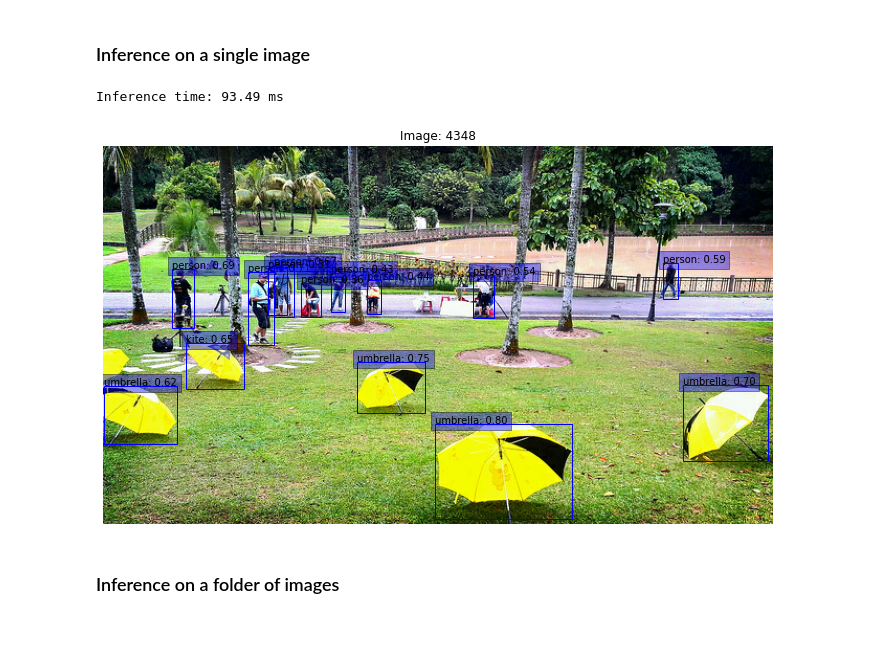
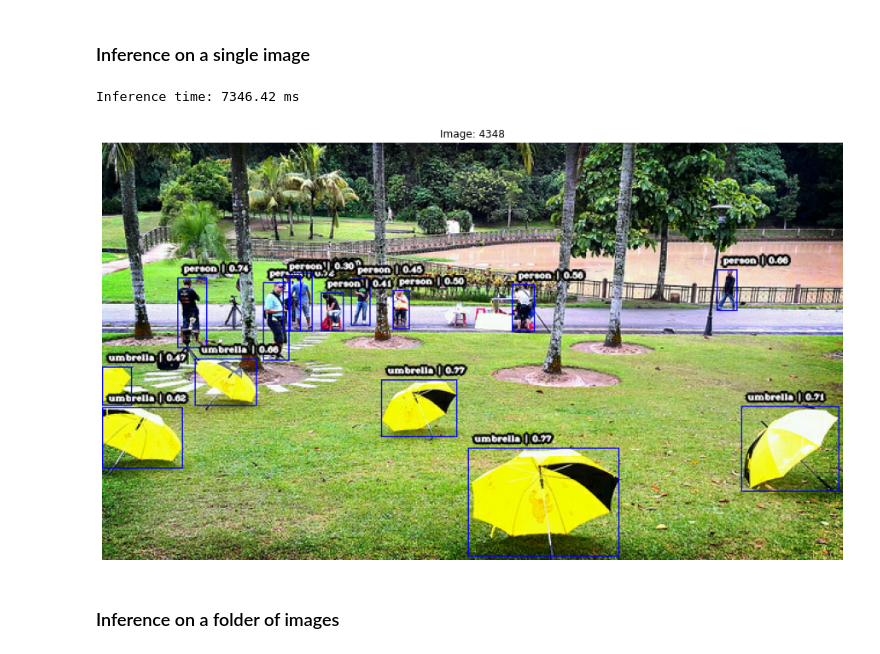
Before and after one commit to srihari-humbarwadi/retinanet-tensorflow2.x, a Jupyter notebook: notebooks/inference_demo.ipynb, the cells around one changed output. Drawn from its saved outputs; the diff is of its cells as text; code cells hidden in the pictures.

```diff
--- a/notebooks/inference_demo.ipynb
+++ b/notebooks/inference_demo.ipynb
@@ -43,7 +47,7 @@ with open('../coco_label_map.json', 'r') as f:
 # %%
 # Load `saved_model`
 model = tf.saved_model.load(
-    '../model_files/saved_models/mscoco-retinanet-resnet50-640x640-3x-256/')
+    '../model_files/saved_models/mscoco-retinanet-resnet50-640x640-30x-64/')
 
 
 prepare_image_fn = model.signatures['prepare_image']  # get concrete function for preprocessing images
@@ -62,34 +66,36 @@ Found 5000 images in ../val2017
 # %%
 idx = 4348
 image = read_image(image_paths[idx])
 serving_input = prepare_image_fn(image=image,
                                  image_id=tf.constant([idx], dtype=tf.int32))
 tik = time()
 detections = serving_fn(**serving_input)
 toc = time()
 
 valid_detections = detections['valid_detections'][0].numpy()
 boxes = detections['boxes'][0][:valid_detections].numpy()
 classes = [
     label_map[str(idx)]
     for idx in detections['classes'][0][:valid_detections].numpy()
 ]
 scores = detections['scores'][0][:valid_detections].numpy()
 
 #  Visualize detections
-visualize_detections(image,
-                     boxes,
-                     classes,
-                     scores,
-                     title='Image: {}'.format(idx),
-                     score_threshold=0.30,
-                     save=False,
-                     filename='image_{}.png'.format(idx))
+imshow(
+    visualize_detections_cv2(image,
+                         boxes,
+                         classes,
+                         scores,
+                         score_threshold=0.30,
+                         save=False,
+                         filename='image_{}.png'.format(idx)),
+    title='Image: {}'.format(idx),
+)
 
 print('Inference time: {:.2f} ms'.format((toc - tik) * 1000))
 # %% [output]
-Inference time: 93.49 ms
+Inference time: 7346.42 ms
-[figure, old version]
+[figure, new version]
 # %% [markdown]
 ### Inference on a folder of  images
 # %%
```
Also changed, not shown: parts of 6 cells of this notebook.
